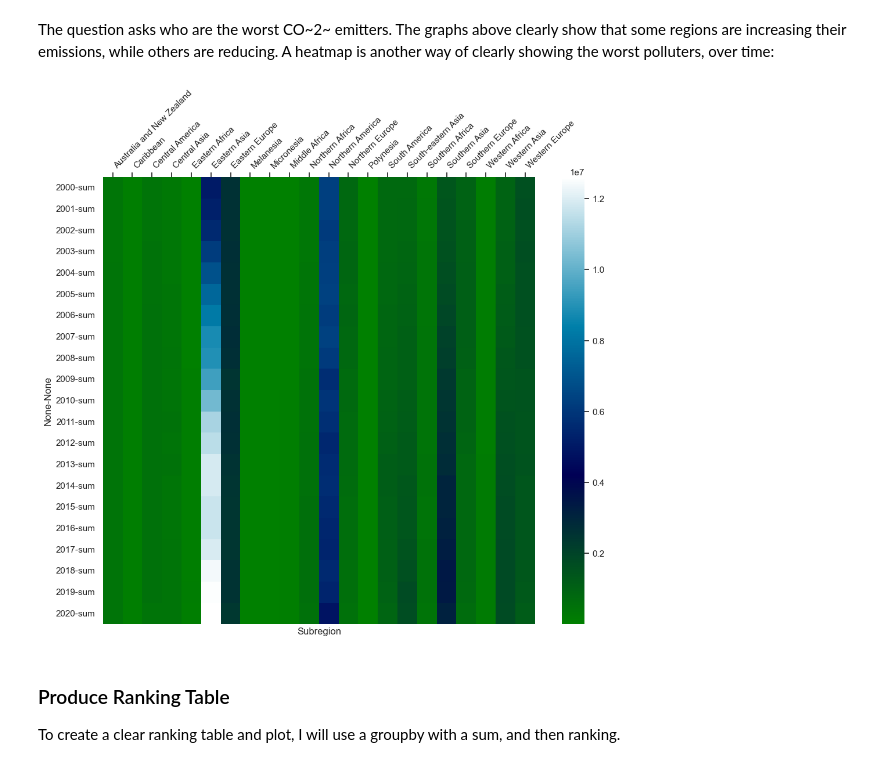
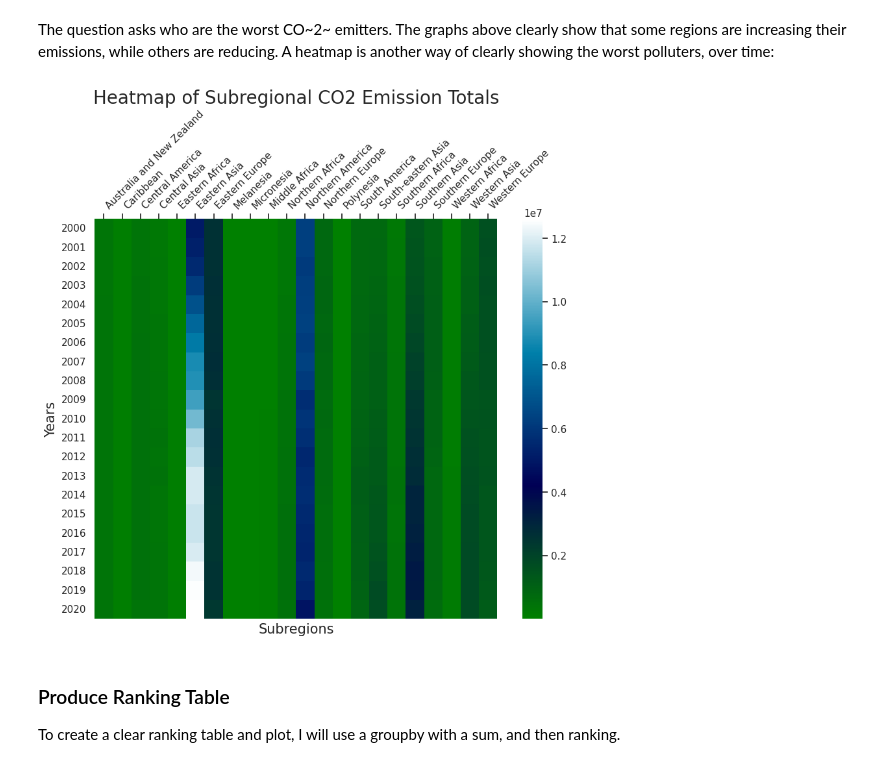
Before and after one commit to daemonchild/cardiffmet-dat4004-data-science-fundamentals, a Jupyter notebook: jupyter-notebook/WorldBankData.ipynb, the cells around one changed output. Cells and saved outputs as stored; diff of their text form; code cells hidden in the pictures.

```diff
--- a/jupyter-notebook/WorldBankData.ipynb
+++ b/jupyter-notebook/WorldBankData.ipynb
@@ -173,12 +174,17 @@ subregions = list(countries_df['Subregion'].astype(str).unique())
 country_codes = list(countries_df['ISOcode'].astype(str).unique())
 
 # Sort these...
-
+countries.sort()
+regions.sort()
+subregions.sort()
+country_codes.sort()
 print (f"Regions ({len(regions)}): {regions}")
 print ()
 print (f"Subregions ({len(subregions)}): {subregions}")
 print ()
 print (f"Countries ({len(countries)}): {countries}")
+print ()
+print (f"Countries ({len(country_codes)}): {country_codes}")
 # %% [output]
 Regions (6): ['Africa', 'Americas', 'Antarctica', 'Asia', 'Europe', 'Oceania']
 
@@ -669,13 +766,16 @@ plt.show();
 The question asks who are the worst CO~2~ emitters. The graphs above clearly show that some regions are increasing their emissions, while others are reducing. A heatmap is another way of clearly showing the worst polluters, over time:
 # %%
 sns.set_theme()
-plt.figure(figsize=(12, 10))
+plt.figure(figsize=(10, 8))
 ax = sns.heatmap(co2data_subregion_gb.transpose(),cmap="ocean");
 ax.set_xticklabels(ax.get_xticklabels(), rotation=45, ha='left')
-ax.set_yticklabels(ax.get_yticklabels(), rotation=0)
+ax.set_yticklabels(co2_data_num_fields, rotation=0)
+plt.xlabel('Subregions', fontsize = 15)
+plt.ylabel('Years', fontsize = 15)
+plt.title('Heatmap of Subregional CO2 Emission Totals', fontsize = 20)
 ax.xaxis.tick_top()
 # %% [output]
-[figure, old version]
+[figure, new version]
 # %% [markdown]
 ### Produce Ranking Table
 
```
Also changed, not shown: parts of 82 cells of this notebook.
